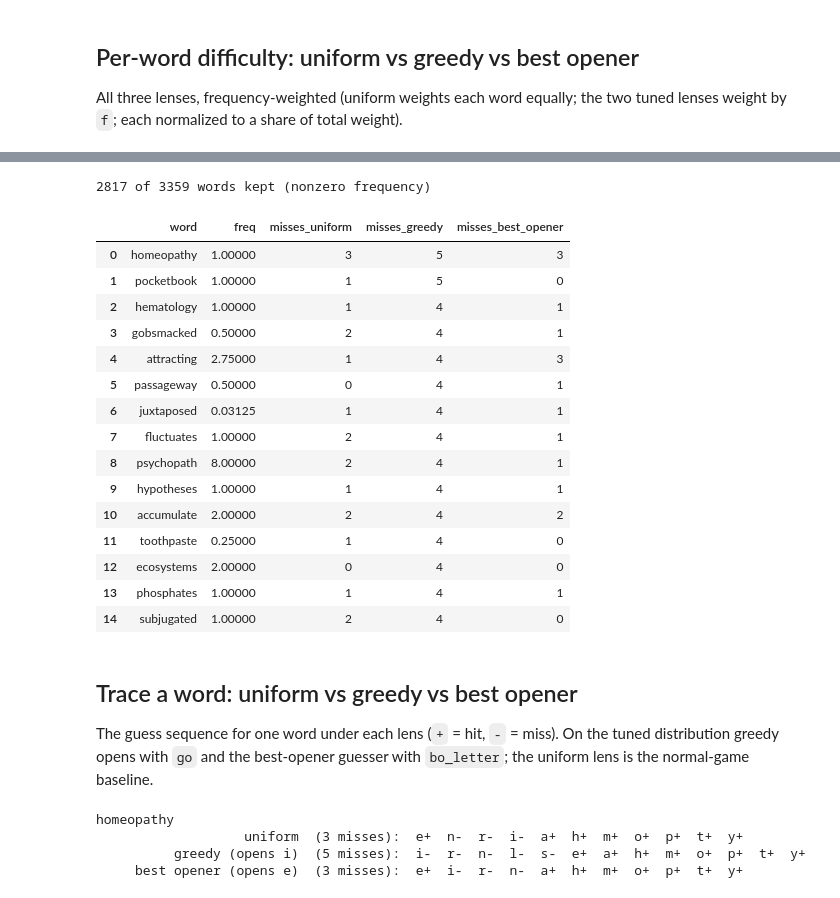
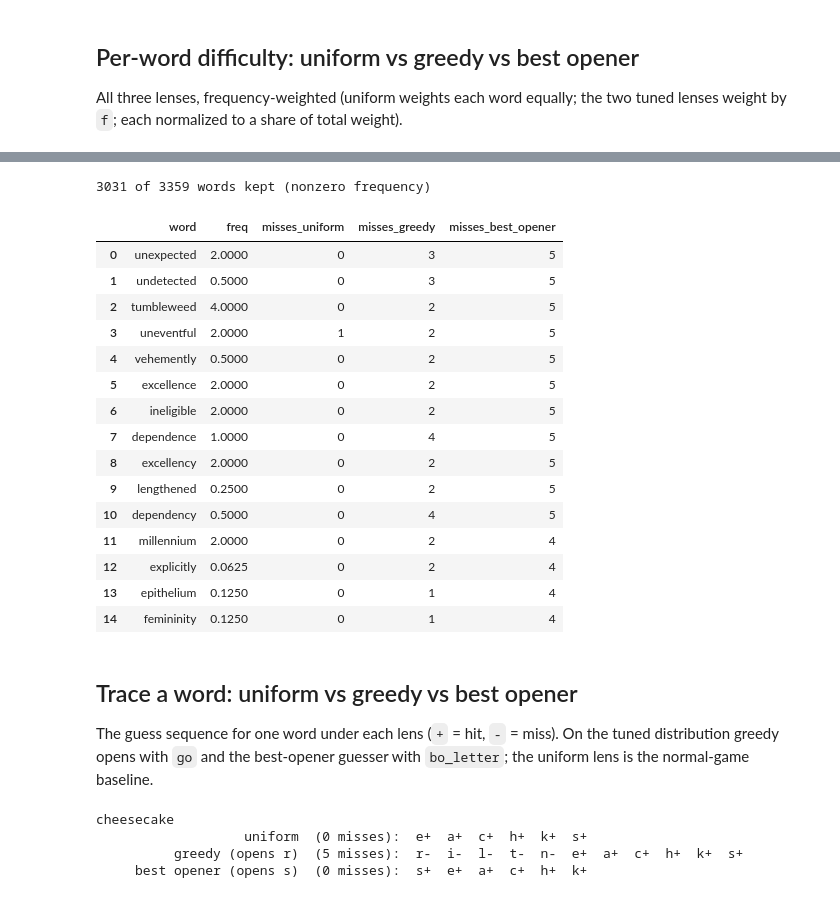
Before and after one commit to Ballpark-Figures/hangman, a Jupyter notebook: math/notebooks/freq_search_explorer.ipynb, the cells around one changed output, grey strips where cells are left out. Cells and saved outputs as stored; diff of their text form; code cells hidden in the pictures.

```diff
--- a/math/notebooks/freq_search_explorer.ipynb
+++ b/math/notebooks/freq_search_explorer.ipynb
@@ -28,6 +28,8 @@ import pandas as pd
 import matplotlib.pyplot as plt
 import freq_search, strategy
 
+pd.set_option('display.max_rows', 200)
+
 print(f'imported from {math_dir}')
 # %% [output]
 imported from /Users/patrickliscio/My Documents/Pycharm Projects/Ballpark-Figures/hangman/math
@@ -38,7 +40,7 @@ Loads the saved CSV for this length if present; otherwise runs one inline (which
 can be slow for larger lengths).
 # %%
 LENGTH = 10
-OBJECTIVE = 'greedy'      # 'greedy' or 'best_opener' -- which tuned run to explore below
+OBJECTIVE = 'best_opener'      # 'greedy' or 'best_opener' -- which tuned run to explore below
 
 csv_path = freq_search._default_log_path(OBJECTIVE, LENGTH)
 if csv_path.exists():
@@ -295,27 +371,27 @@ hardest words (pure greedy) under this distribution:
 # %%
 # The adversary zeros out many words (freq 0) -- those don't count toward its
 # average. Hardest words it actually KEEPS (nonzero frequency), with both guessers:
 kept = words[words.freq > 0]
 print(f'{len(kept)} of {len(words)} words kept (nonzero frequency)')
-kept.sort_values('misses_greedy', ascending=False).head(15).reset_index(drop=True)
+kept.sort_values('misses_best_opener', ascending=False).head(15).reset_index(drop=True)
 # %% [output]
-2817 of 3359 words kept (nonzero frequency)
+3031 of 3359 words kept (nonzero frequency)
 |  | word | freq | misses_uniform | misses_greedy | misses_best_opener |
-| 0 | homeopathy | 1.00000 | 3 | 5 | 3 |
-| 1 | pocketbook | 1.00000 | 1 | 5 | 0 |
-| 2 | hematology | 1.00000 | 1 | 4 | 1 |
-| 3 | gobsmacked | 0.50000 | 2 | 4 | 1 |
-| 4 | attracting | 2.75000 | 1 | 4 | 3 |
-| 5 | passageway | 0.50000 | 0 | 4 | 1 |
-| 6 | juxtaposed | 0.03125 | 1 | 4 | 1 |
-| 7 | fluctuates | 1.00000 | 2 | 4 | 1 |
-| 8 | psychopath | 8.00000 | 2 | 4 | 1 |
-| 9 | hypotheses | 1.00000 | 1 | 4 | 1 |
-| 10 | accumulate | 2.00000 | 2 | 4 | 2 |
-| 11 | toothpaste | 0.25000 | 1 | 4 | 0 |
-| 12 | ecosystems | 2.00000 | 0 | 4 | 0 |
-| 13 | phosphates | 1.00000 | 1 | 4 | 1 |
-| 14 | subjugated | 1.00000 | 2 | 4 | 0 |
+| 0 | unexpected | 2.0000 | 0 | 3 | 5 |
+| 1 | undetected | 0.5000 | 0 | 3 | 5 |
+| 2 | tumbleweed | 4.0000 | 0 | 2 | 5 |
+| 3 | uneventful | 2.0000 | 1 | 2 | 5 |
+| 4 | vehemently | 0.5000 | 0 | 2 | 5 |
+| 5 | excellence | 2.0000 | 0 | 2 | 5 |
+| 6 | ineligible | 2.0000 | 0 | 2 | 5 |
+| 7 | dependence | 1.0000 | 0 | 4 | 5 |
+| 8 | excellency | 2.0000 | 0 | 2 | 5 |
+| 9 | lengthened | 0.2500 | 0 | 2 | 5 |
+| 10 | dependency | 0.5000 | 0 | 4 | 5 |
+| 11 | millennium | 2.0000 | 0 | 2 | 4 |
+| 12 | explicitly | 0.0625 | 0 | 2 | 4 |
+| 13 | epithelium | 0.1250 | 0 | 1 | 4 |
+| 14 | femininity | 0.1250 | 0 | 1 | 4 |
 # %% [markdown]
 ## Trace a word: uniform vs greedy vs best opener
 
@@ -334,7 +410,7 @@ for name, fr, kw in [('uniform', None, {}),
     seq = '  '.join(f'{l}{"+" if h else "-"}' for l, h in hits)
     print(f'{name:>26}  ({sum(1 for _, h in hits if not h)} misses):  {seq}')
 # %% [output]
-homeopathy
-                   uniform  (3 misses):  e+  n-  r-  i-  a+  h+  m+  o+  p+  t+  y+
-          greedy (opens i)  (5 misses):  i-  r-  n-  l-  s-  e+  a+  h+  m+  o+  p+  t+  y+
-     best opener (opens e)  (3 misses):  e+  i-  r-  n-  a+  h+  m+  o+  p+  t+  y+
+cheesecake
+                   uniform  (0 misses):  e+  a+  c+  h+  k+  s+
+          greedy (opens r)  (5 misses):  r-  i-  l-  t-  n-  e+  a+  c+  h+  k+  s+
+     best opener (opens s)  (0 misses):  s+  e+  a+  c+  h+  k+
```
Also changed, not shown: parts of 17 cells of this notebook, 1 other file.
